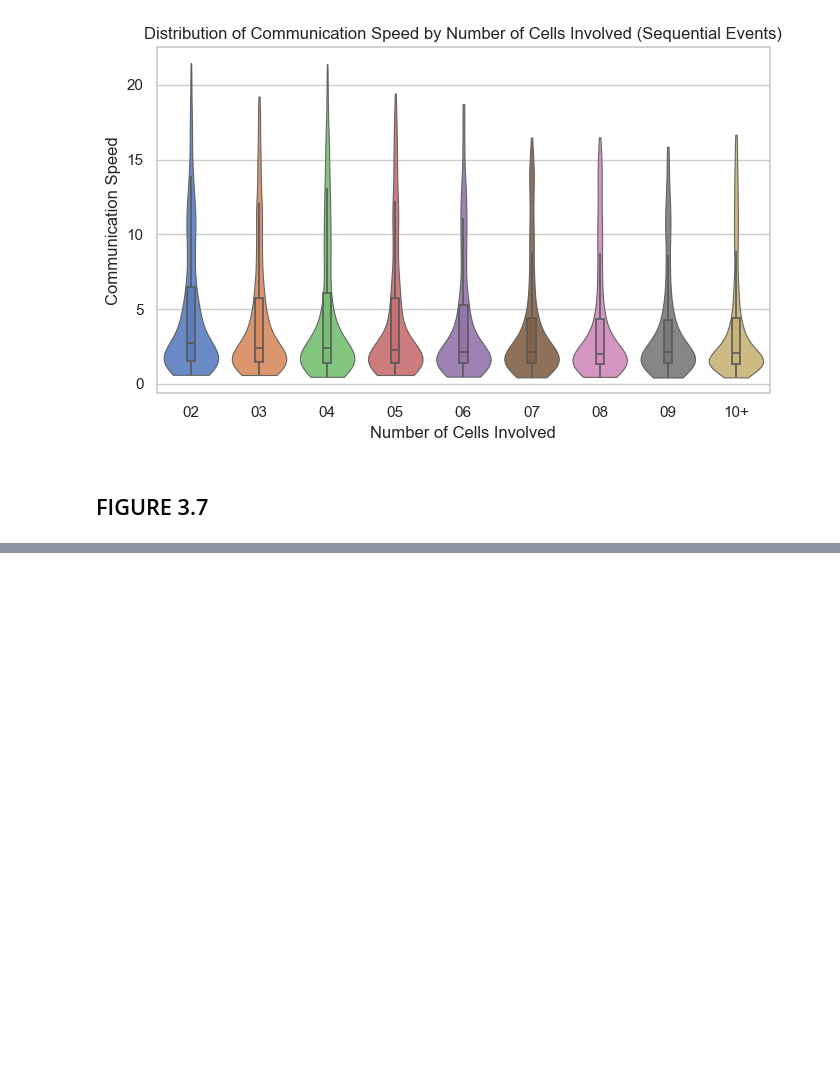
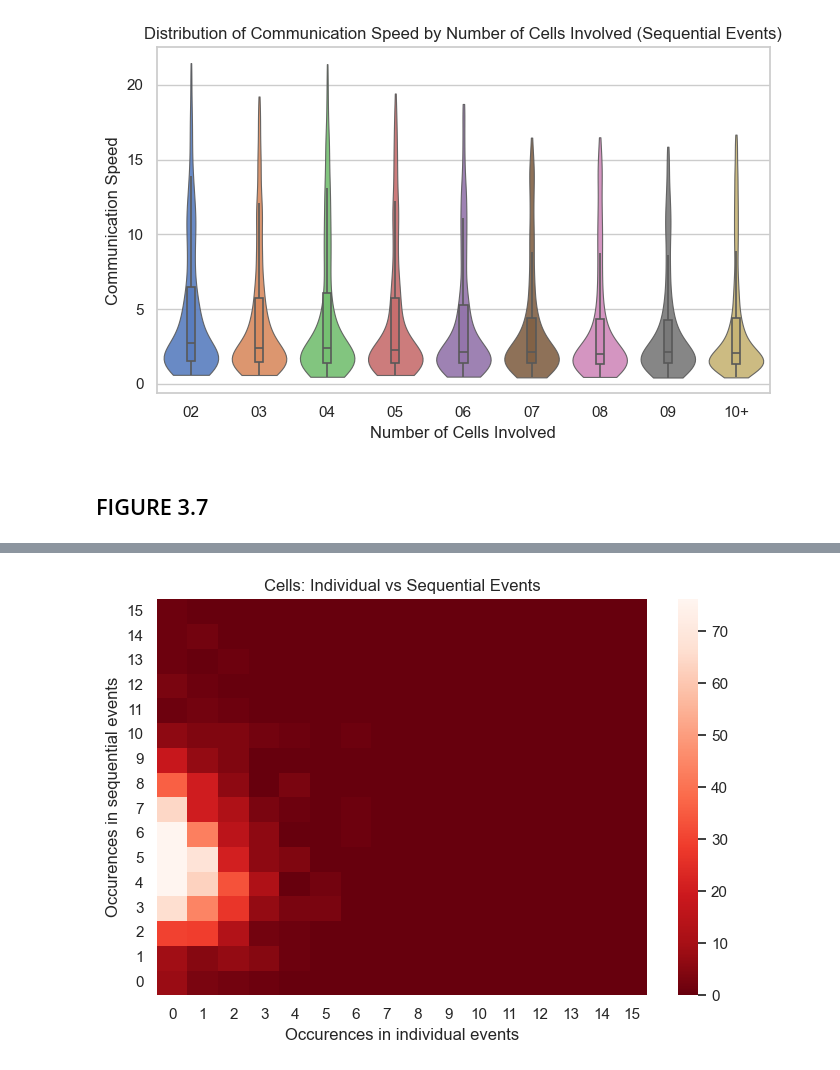
Before and after one commit to hamelmateo/CaSTIA-AF, a Jupyter notebook: notebooks/figures_official_plots.ipynb, the cells around one changed output, grey strips where cells are left out. Drawn from its saved outputs; the diff is of its cells as text; code cells hidden in the pictures; blank space fills up the shorter version.

```diff
--- a/notebooks/figures_official_plots.ipynb
+++ b/notebooks/figures_official_plots.ipynb
@@ -776,0 +1139,99 @@ Passing `palette` without assigning `hue` is deprecated and will be removed in v
+# %%
+plot_heatmap(
+    df=reference_cells,
+    x="Occurences in individual events",
+    y="Occurences in sequential events",
+    title="Cells: Individual vs Sequential Events",
+    bins_x=16,
+    bins_y=16,
+    range_x=(0,16),
+    range_y=(0,16),
+    stat="count",
+    clip_quantiles=(0.01, 0.99),
+    cmap="Reds_r",
+    save_svg_path=figure_path / "figure_3_11/reference_cells_individual_vs_sequential_events_heatmap.svg"
+)
+
+plot_heatmap(
+    df=reference_cells,
+    y="Occurences in global events",
+    x="Occurences in sequential events",
+    title="Cells: Global vs Sequential Events",
+    bins_y=6,
+    bins_x=16,
+    range_y=(0,6),
+    range_x=(0,16),
+    stat="count",
+    clip_quantiles=(0.01, 0.99),
+    cmap="Reds_r",
+    save_svg_path=figure_path / "figure_3_11/reference_cells_global_vs_sequential_events_heatmap.svg"
+)
+
+plot_heatmap(
+    df=reference_cells,
+    y="Occurences in global events",
+    x="Occurences in individual events",
+    title="Cells: Individual vs Global Events",
+    bins_y=6,
+    bins_x=16,
+    range_y=(0,6),
+    range_x=(0,16),
+    stat="count",
+    clip_quantiles=(0.01, 0.99),
+    cmap="Reds_r",
+    save_svg_path=figure_path / "figure_3_11/reference_cells_individual_vs_global_events_heatmap.svg"
+)
+
+
+x_col = "Occurences in individual events"
+counts = control_cells[x_col].value_counts()
+
+valid_x = counts[counts >= 20].index
+indiv_filtered_cells = control_cells[control_cells[x_col].isin(valid_x)]
+
+x_col = "Occurences in sequential events"
+counts = control_cells[x_col].value_counts()
+
+valid_x = counts[counts >= 20].index
+seq_filtered_cells = control_cells[control_cells[x_col].isin(valid_x)]
+
+plot_points_mean_std(
+    df= indiv_filtered_cells,
+    y="Occurences in sequential events",
+    x="Occurences in individual events",
+    title="Cells: Individual vs Sequential Events",
+    save_svg_path=figure_path / "figure_3_11/control_cells_individual_vs_sequential_events_points.svg",
+    show_points=False,
+    filter_outliers=True,
+    outliers_bounds=(3, 3),
+)
+
+plot_points_mean_std(
+    df= seq_filtered_cells,
+    x="Occurences in sequential events",
+    y="Occurences in global events",
+    title="Cells: Sequential vs Global Events",
+    save_svg_path=figure_path / "figure_3_11/control_cells_sequential_vs_global_events_points.svg",
+    show_points=False,
+    filter_outliers=True,
+    outliers_bounds=(3, 3),
+)
+
+plot_points_mean_std(
+    df= indiv_filtered_cells,
+    x="Occurences in individual events",
+    y="Occurences in global events",
+    title="Cells: Individual vs Global Events",
+    save_svg_path=figure_path / "figure_3_11/control_cells_individual_vs_global_events_points.svg",
+    show_points=False,
+    filter_outliers=True,
+    outliers_bounds=(3, 3),
+)
+# Count number of points per unique x value
+counts = control_cells.groupby("Occurences in individual events").size()
+
+# Print nicely
+for x_val, n in counts.items():
+    print(f"x = {x_val}: {n} points")
+# %% [output]
+[figure, added]
```
Also changed, not shown: parts of 14 cells of this notebook, 3 other files.
